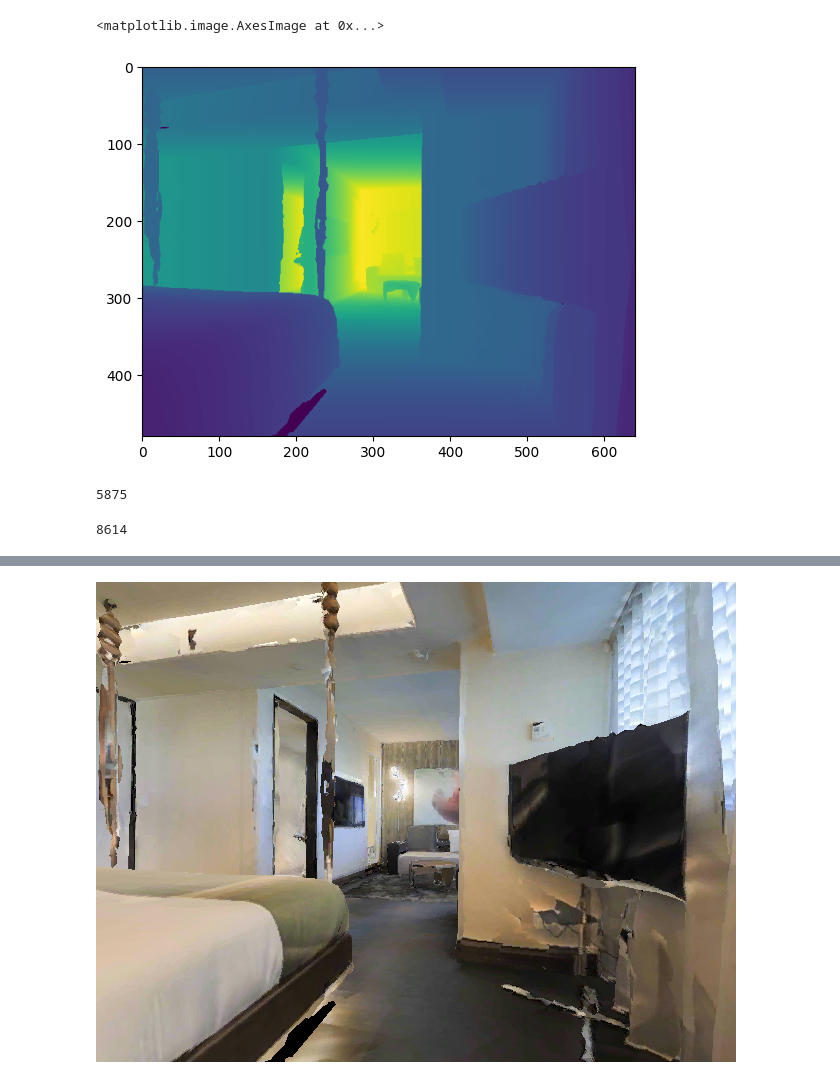
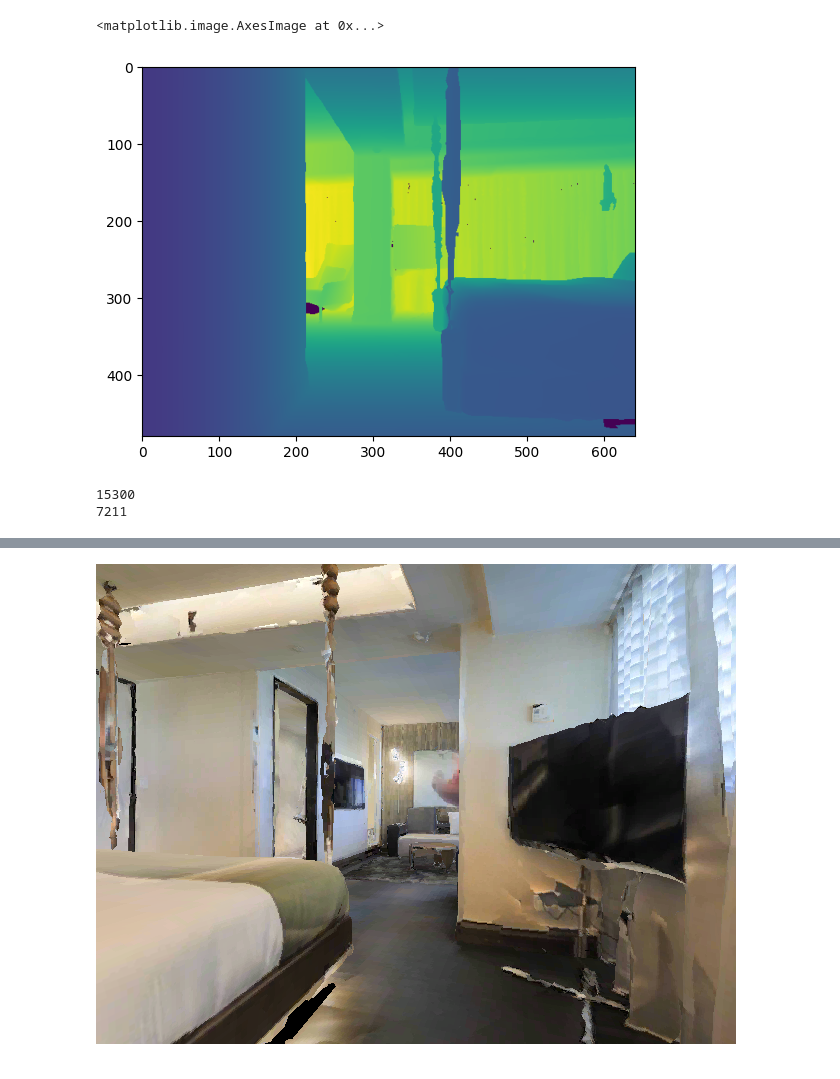
Before and after one commit to averyxi42/spatial_training, a Jupyter notebook: data_scripts/rgbd.ipynb, the cells around one changed output, grey strips where cells are left out. Drawn from its saved outputs; the diff is of its cells as text; code cells hidden in the pictures.

```diff
--- a/data_scripts/rgbd.ipynb
+++ b/data_scripts/rgbd.ipynb
@@ -21,7 +21,6 @@ import numpy as np
 
 def load_depth(
     path: Path,
-    depth_curve_k: float,
 ) -> np.ndarray:
     """
     Reverse the save_depth encoding to retrieve depth in meters.
@@ -36,21 +35,19 @@ def load_depth(
     depth_u16 = np.asarray(img, dtype=float)
 
     # 2. Re-normalize to [0, 1]
-    depth_norm = depth_u16 / 65535.0
+    depth_meters = depth_u16 / 1000
 
     # 3. Invert the monotonic curve
     # Note: If a pixel value is exactly 65535 (saturated), the denominator
     # becomes 0. np.divide handles this by returning inf, which is mathematically correct
     # (x -> infinity as norm -> 1). We suppress the 'divide by zero' warning here.
-    with np.errstate(divide='ignore'):
-        depth_meters = (depth_norm * depth_curve_k) / (1.0 - depth_norm)
 
     return depth_meters
 
 def load_depths(example):
     depths = []
     for path in example['depth_sequence']:
-        depths.append(load_depth(path,example['depth_curve_k']))
+        depths.append(load_depth(path))
     return np.array(depths)
 
 def patch_average_einops(points: np.ndarray, patch_size: int) -> np.ndarray:
@@ -327,12 +324,12 @@ def create_bev_mosaic(
 # %%
 
 %matplotlib inline
 import matplotlib.pyplot as plt
-ep_idx = 1
+ep_idx = 15
 seq_idx =10
-depth = load_depth(ds[ep_idx]['depth_sequence'][seq_idx],ds[ep_idx]['depth_curve_k'])
+depth = load_depth(ds[ep_idx]['depth_sequence'][seq_idx])
 plt.imshow(depth)
 # %% [output]
 <matplotlib.image.AxesImage at 0x...>
-[figure, old version]
+[figure, new version]
 # %%
@@ -347,14 +344,19 @@ ps = 32 //divisor
 points = depth_to_pointcloud(depths,fov_degrees=90)
 patch_coords = patch_average_einops(points,patch_size=ps)
 patch_coords_world = transform_points_batch(patch_coords,mats)
-patch_coords_discrete = (patch_coords_world/0.2).astype(int)
+patch_coords_discrete = (patch_coords_world/0.15).astype(int)
 rgb_patches = patch_average_einops(rgbs.astype(float),patch_size=ps)
+print(len(np.unique(patch_coords_world.reshape((-1,3)),axis=0)))
 print(len(np.unique(patch_coords_discrete.reshape((-1,3)),axis=0)))
 # %% [output]
-5875
+15300
+7211
 # %%
+canvas = create_bev_mosaic(rgbs, patch_coords_discrete, patch_size=ps)
+from PIL import Image
+
+img = Image.fromarray(canvas)
+img.save('bev.png')
-# %% [output]
-8614
 # %%
 mask = (patch_coords_world[...,1]<2)
 # mask = np.ones(patch_coords_world.shape[:-1],dtype=bool)
```
Also changed, not shown: parts of 2 cells of this notebook, 8 other files.
